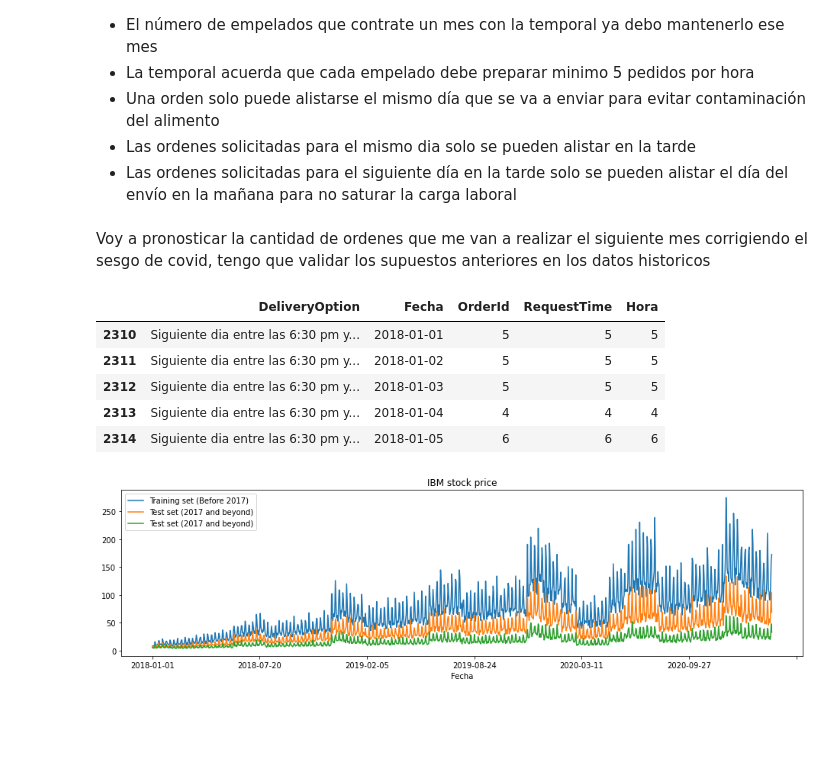
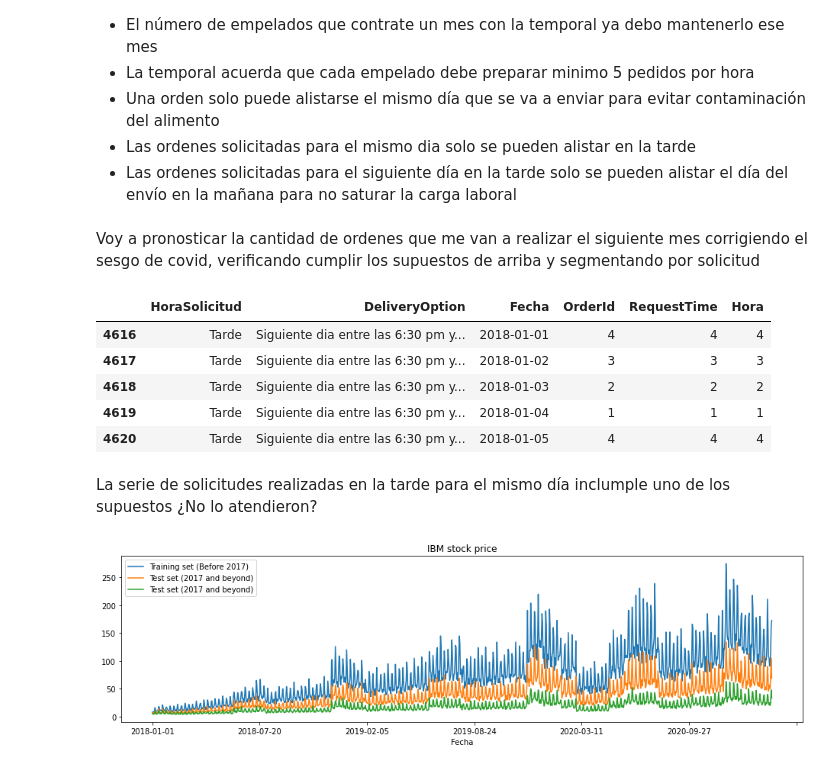
Before and after one commit to elchristog/pruebaDSc, a Jupyter notebook: pruebaDataScientist.ipynb, the cells around one changed output. Cells and saved outputs as stored; diff of their text form; code cells hidden in the pictures; blank space fills up the shorter version.

Commit message:
extraña serie solicitudes en la tarde para el mismo día

```diff
--- a/pruebaDataScientist.ipynb
+++ b/pruebaDataScientist.ipynb
@@ -110,23 +110,46 @@ Name: OrderId, dtype: int64
 * Las ordenes solicitadas para el mismo dia solo se pueden alistar en la tarde
 * Las ordenes solicitadas para el siguiente día en la tarde solo se pueden alistar el día del envío en la mañana para no saturar la carga laboral
 # %% [markdown]
-Voy a pronosticar la cantidad de ordenes que me van a realizar el siguiente mes corrigiendo el sesgo de covid, tengo que validar los supuestos anteriores en los datos historicos
+Voy a pronosticar la cantidad de ordenes que me van a realizar el siguiente mes corrigiendo el sesgo de covid, verificando cumplir los supuestos de arriba y segmentando por solicitud
 # %%
-agrupados=domicilios.groupby(by=["DeliveryOption","Fecha"]).count()
+agrupados=domicilios.groupby(by=["HoraSolicitud","DeliveryOption","Fecha"]).count()
 agrupados=agrupados.reset_index()
 agrupados.head()
-serieMismoDia=agrupados.loc[agrupados['DeliveryOption']=='Mismo dia entre 6:30 pm y 8:30 pm',]
-serieSiguienteDiaManana=agrupados.loc[agrupados['DeliveryOption']=='Siguiente dia entre 12:30 pm y 2:30 pm',]
-serieSiguienteDiaTarde=agrupados.loc[agrupados['DeliveryOption']=='Siguiente dia entre las 6:30 pm y 8:30 pm',]
 
-serieSiguienteDiaTarde.head()
+
+serieSolicitaEnLaMananaRecibirMismoDia=agrupados.loc[((agrupados['HoraSolicitud']=='Manana')&(agrupados['DeliveryOption']=='Mismo dia entre 6:30 pm y 8:30 pm')),]
+serieSolicitaEnLaMananaRecibirMismoDia.head()
+
+
+serieSolicitaEnLaMananaRecibirSiguienteDiaManana=agrupados.loc[((agrupados['HoraSolicitud']=='Manana')&(agrupados['DeliveryOption']=='Siguiente dia entre 12:30 pm y 2:30 pm')),]
+serieSolicitaEnLaMananaRecibirSiguienteDiaManana.head()
+
+
+serieSolicitaEnLaMananaRecibirSiguienteDiaTarde=agrupados.loc[((agrupados['HoraSolicitud']=='Manana')&(agrupados['DeliveryOption']=='Siguiente dia entre las 6:30 pm y 8:30 pm')),]
+serieSolicitaEnLaMananaRecibirSiguienteDiaTarde.head()
+
+
+
+
+serieSolicitaEnLaTardeRecibirMismoDia=agrupados.loc[((agrupados['HoraSolicitud']=='Tarde')&(agrupados['DeliveryOption']=='Mismo dia entre 6:30 pm y 8:30 pm')),]
+serieSolicitaEnLaTardeRecibirMismoDia.head() #esta serie deberia ser nula - ¡No lo es!
+
+
+serieSolicitaEnLaTardeRecibirSiguienteDiaManana=agrupados.loc[((agrupados['HoraSolicitud']=='Tarde')&(agrupados['DeliveryOption']=='Siguiente dia entre 12:30 pm y 2:30 pm')),]
+serieSolicitaEnLaTardeRecibirSiguienteDiaManana.head()
+
+
+serieSolicitaEnLaTardeRecibirSiguienteDiaTarde=agrupados.loc[((agrupados['HoraSolicitud']=='Tarde')&(agrupados['DeliveryOption']=='Siguiente dia entre las 6:30 pm y 8:30 pm')),]
+serieSolicitaEnLaTardeRecibirSiguienteDiaTarde.head()
 # %% [output]
-|  | DeliveryOption | Fecha | OrderId | RequestTime | Hora |
-| 2310 | Siguiente dia entre las 6:30 pm y... | 2018-01-01 | 5 | 5 | 5 |
-| 2311 | Siguiente dia entre las 6:30 pm y... | 2018-01-02 | 5 | 5 | 5 |
-| 2312 | Siguiente dia entre las 6:30 pm y... | 2018-01-03 | 5 | 5 | 5 |
-| 2313 | Siguiente dia entre las 6:30 pm y... | 2018-01-04 | 4 | 4 | 4 |
-| 2314 | Siguiente dia entre las 6:30 pm y... | 2018-01-05 | 6 | 6 | 6 |
+|  | HoraSolicitud | DeliveryOption | Fecha | OrderId | RequestTime | Hora |
+| 4616 | Tarde | Siguiente dia entre las 6:30 pm y... | 2018-01-01 | 4 | 4 | 4 |
+| 4617 | Tarde | Siguiente dia entre las 6:30 pm y... | 2018-01-02 | 3 | 3 | 3 |
+| 4618 | Tarde | Siguiente dia entre las 6:30 pm y... | 2018-01-03 | 2 | 2 | 2 |
+| 4619 | Tarde | Siguiente dia entre las 6:30 pm y... | 2018-01-04 | 1 | 1 | 1 |
+| 4620 | Tarde | Siguiente dia entre las 6:30 pm y... | 2018-01-05 | 4 | 4 | 4 |
+# %% [markdown]
+La serie de solicitudes realizadas en la tarde para el mismo día inclumple uno de los supuestos ¿No lo atendieron?
 # %%
 serieMismoDia=serieMismoDia.set_index('Fecha')
 serieSiguienteDiaManana=serieSiguienteDiaManana.set_index('Fecha')
```
Also changed, not shown: parts of 3 cells of this notebook.
